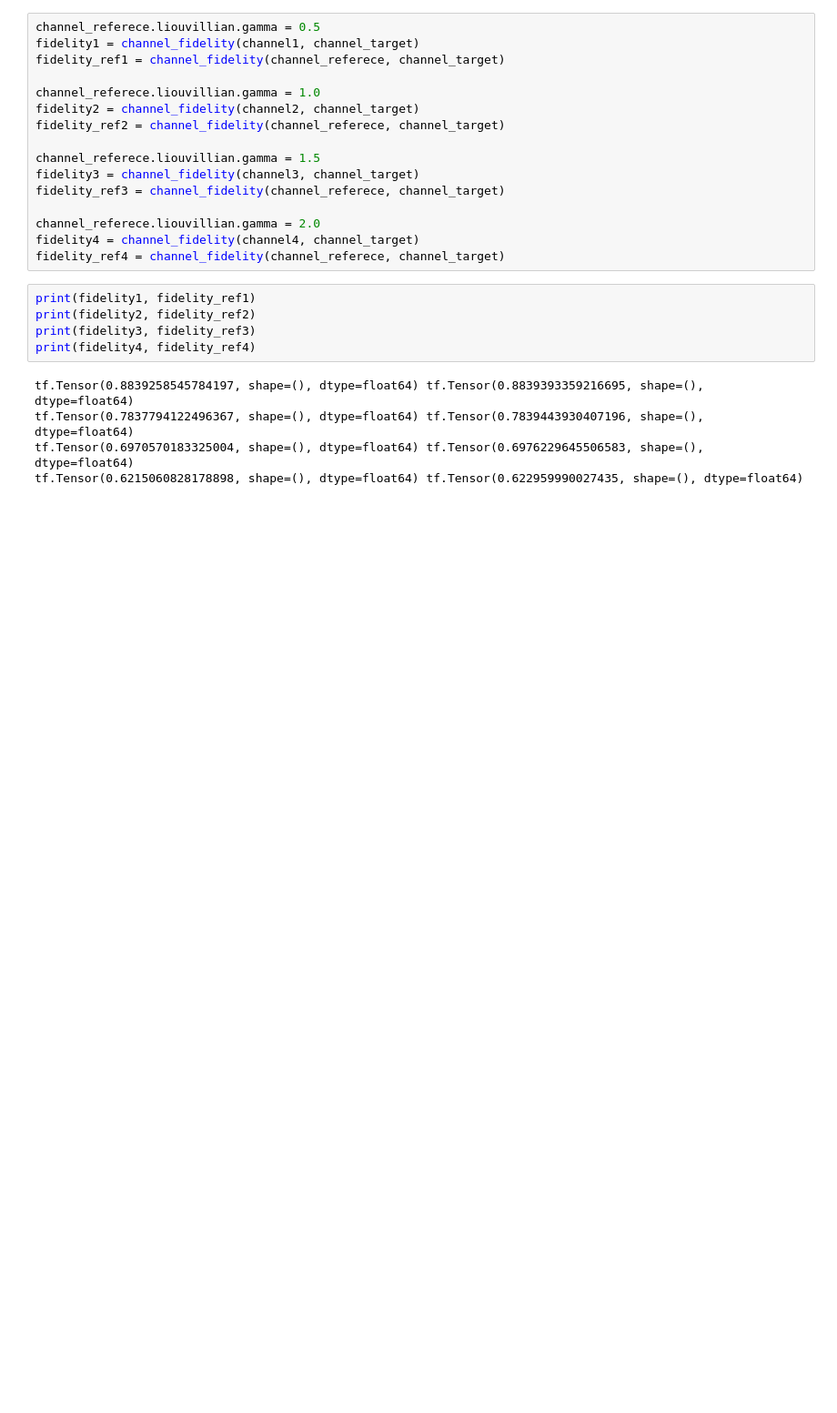
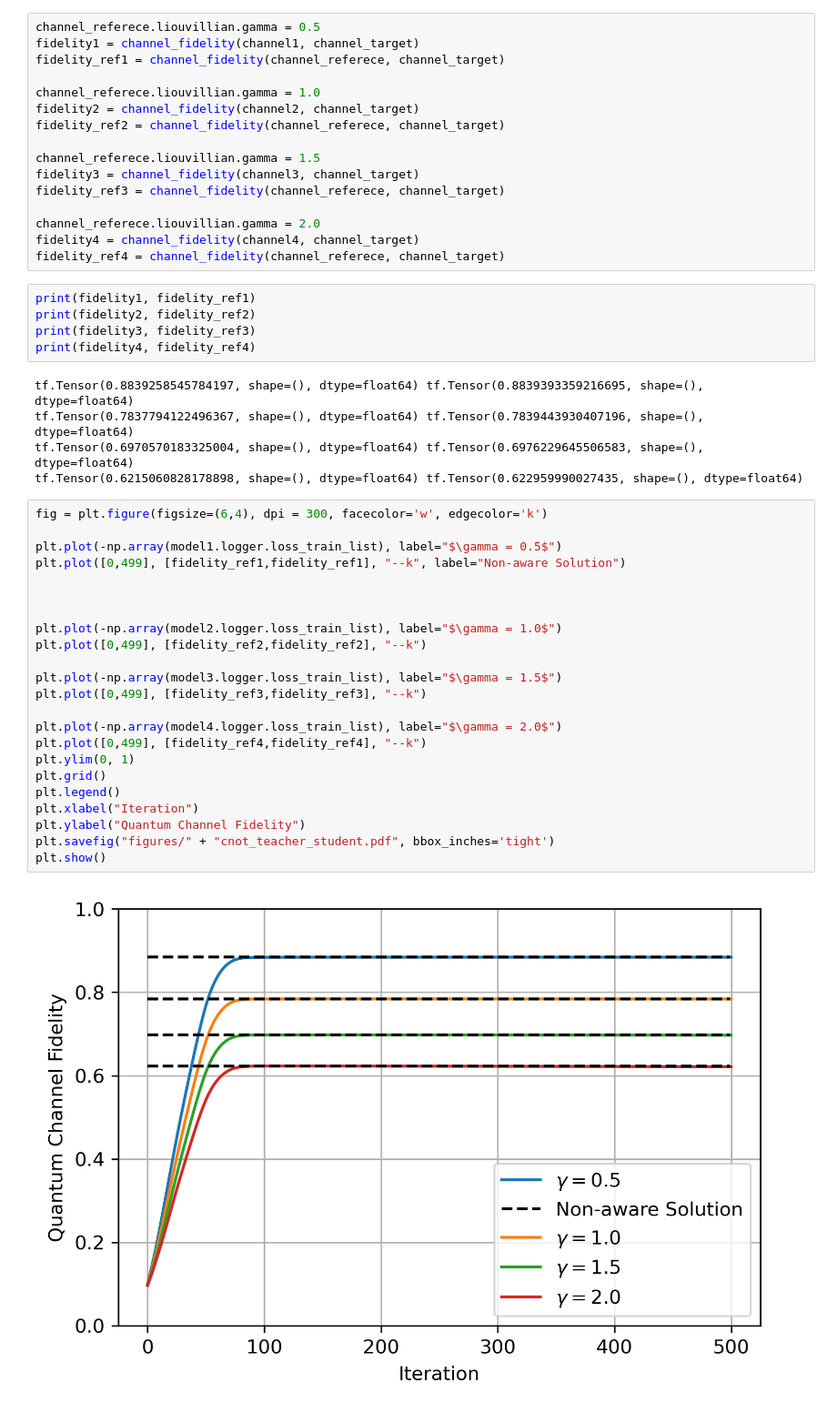
Before and after one commit to KristianWold/experimental-quantum-spectrum, a Jupyter notebook: notebooks/time_continous_liouvillian_optim/gate_fitting/Analysis, Spin-Spin Fitting, Decoherence.ipynb, the cells around one changed output. Shown at 91% size. Cells and saved outputs as stored; diff of their text form; blank space fills up the shorter version.

```diff
--- a/notebooks/time_continous_liouvillian_optim/gate_fitting/Analysis, Spin-Spin Fitting, Decoherence.ipynb
+++ b/notebooks/time_continous_liouvillian_optim/gate_fitting/Analysis, Spin-Spin Fitting, Decoherence.ipynb
@@ -134,3 +173,28 @@ tf.Tensor(0.8839258545784197, shape=(), dtype=float64) tf.Tensor(0.8839393359216
 tf.Tensor(0.7837794122496367, shape=(), dtype=float64) tf.Tensor(0.7839443930407196, shape=(), dtype=float64)
 tf.Tensor(0.6970570183325004, shape=(), dtype=float64) tf.Tensor(0.6976229645506583, shape=(), dtype=float64)
 tf.Tensor(0.6215060828178898, shape=(), dtype=float64) tf.Tensor(0.622959990027435, shape=(), dtype=float64)
+# %%
+fig = plt.figure(figsize=(6,4), dpi = 300, facecolor='w', edgecolor='k')
+
+plt.plot(-np.array(model1.logger.loss_train_list), label="$\gamma = 0.5$")
+plt.plot([0,499], [fidelity_ref1,fidelity_ref1], "--k", label="Non-aware Solution")
+
+
+
+plt.plot(-np.array(model2.logger.loss_train_list), label="$\gamma = 1.0$")
+plt.plot([0,499], [fidelity_ref2,fidelity_ref2], "--k")
+
+plt.plot(-np.array(model3.logger.loss_train_list), label="$\gamma = 1.5$")
+plt.plot([0,499], [fidelity_ref3,fidelity_ref3], "--k")
+
+plt.plot(-np.array(model4.logger.loss_train_list), label="$\gamma = 2.0$")
+plt.plot([0,499], [fidelity_ref4,fidelity_ref4], "--k")
+plt.ylim(0, 1)
+plt.grid()
+plt.legend()
+plt.xlabel("Iteration")
+plt.ylabel("Quantum Channel Fidelity")
+plt.savefig("figures/" + "cnot_teacher_student.pdf", bbox_inches='tight')
+plt.show()
+# %% [output]
+[figure, added]
```
Also changed, not shown: parts of 3 cells of this notebook, 46 other files.
